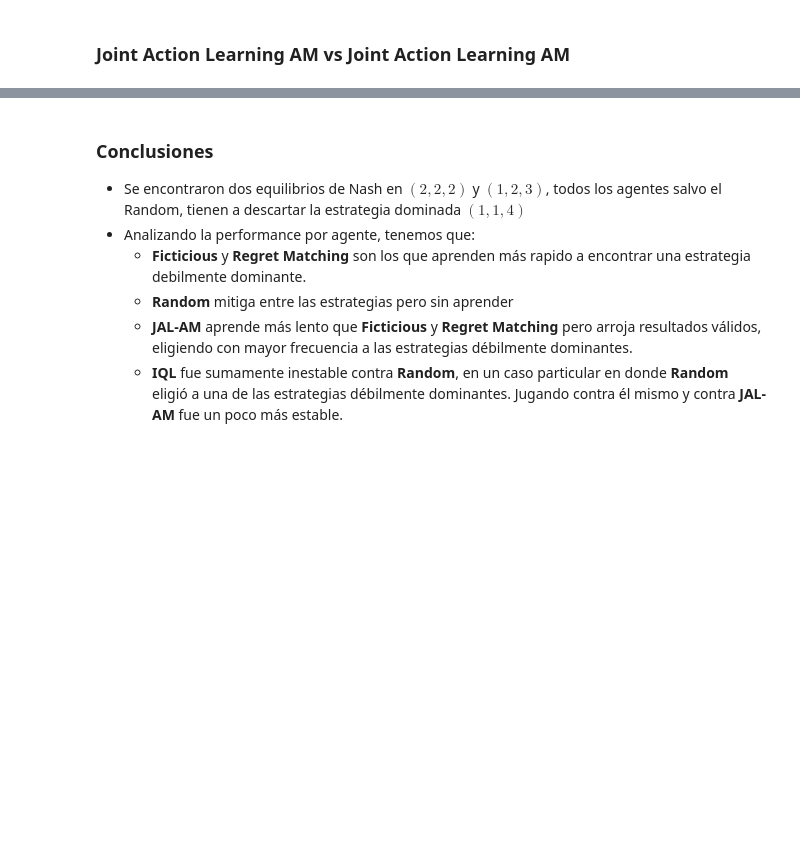
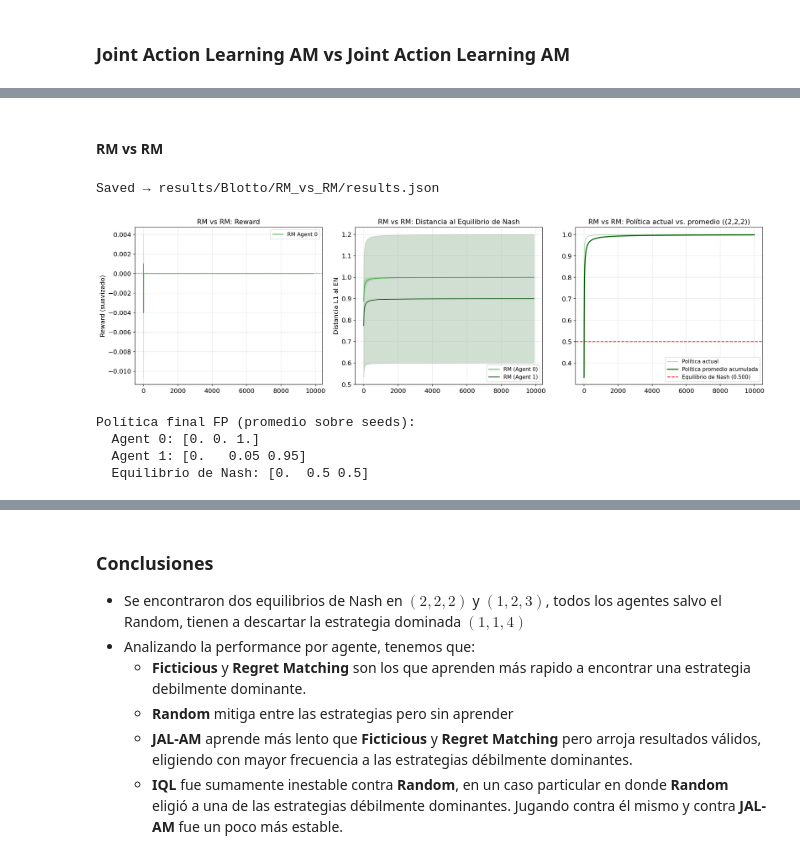
Before and after one commit to mmussio85/simultaneous-games, a Jupyter notebook: Blotto.ipynb, the cells around one changed output, grey strips where cells are left out. Saved outputs shown, nothing was run; the diff lists cells and outputs as text; code cells hidden in the pictures; blank space fills up the shorter version.

```diff
--- a/Blotto.ipynb
+++ b/Blotto.ipynb
@@ -340,0 +357,37 @@ plot_convergence(history, checkpoints, 'Convergencia: JAL-AM vs JAL-AM — Blott
+# %%
+
+import os
+from utils.experiment import run_experiment, run_experiment_and_plot
+from utils.io import save_results
+from utils.plotting import plot_with_ci, smooth
+from utils.metrics import dist_to_ne, policy_to_simplex
+from utils.constants import COLORS, IQL_KWARGS, JALAM_KWARGS
+
+N_EPISODES    = 10_000
+N_SEEDS       = 10
+# NE representativo: mezcla equitativa de m₁=(1,2,3) y m₂=(2,2,2)
+# La región NE real es cualquier (0, p, 1-p) con p ∈ [0, 1]
+NE_BLOTTO     = np.array([0.0, 0.5, 0.5])
+# Factory que crea el juego con los parámetros correctos (S=6, N=3)
+BLOTTO_FACTORY = lambda: Blotto(S=6, N=3)
+os.makedirs('results/Blotto', exist_ok=True)
+os.makedirs('figures/Blotto', exist_ok=True)
+# %% [markdown]
+#### RM vs RM
+# %%
+
+rewards_rm, pol0_rm, pol1_rm = run_experiment_and_plot(
+    BLOTTO_FACTORY, RegretMatching, RegretMatching,
+    NE=NE_BLOTTO, color=COLORS['RM'],
+    game_name='Blotto', experiment_name='RM_vs_RM',
+    agent0_label='RM', agent1_label='RM',
+    action_label='(2,2,2)', action_idx=2,
+    n_episodes=N_EPISODES, n_seeds=N_SEEDS,
+)
+# %% [output]
+Saved → results/Blotto/RM_vs_RM/results.json
+[figure, added]
+Política final FP (promedio sobre seeds):
+  Agent 0: [0. 0. 1.]
+  Agent 1: [0.   0.05 0.95]
+  Equilibrio de Nash: [0.  0.5 0.5]
```
Also changed, not shown: parts of 34 cells of this notebook, 1 other file.
